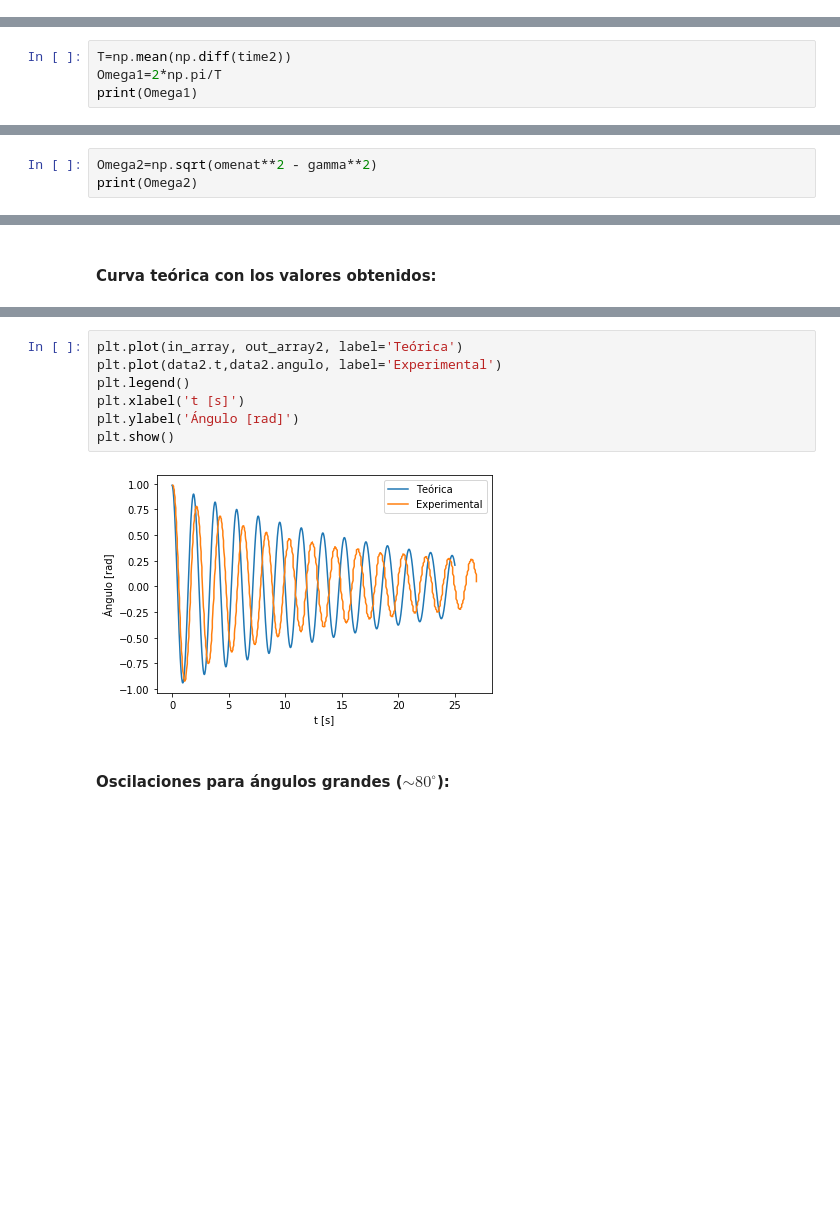
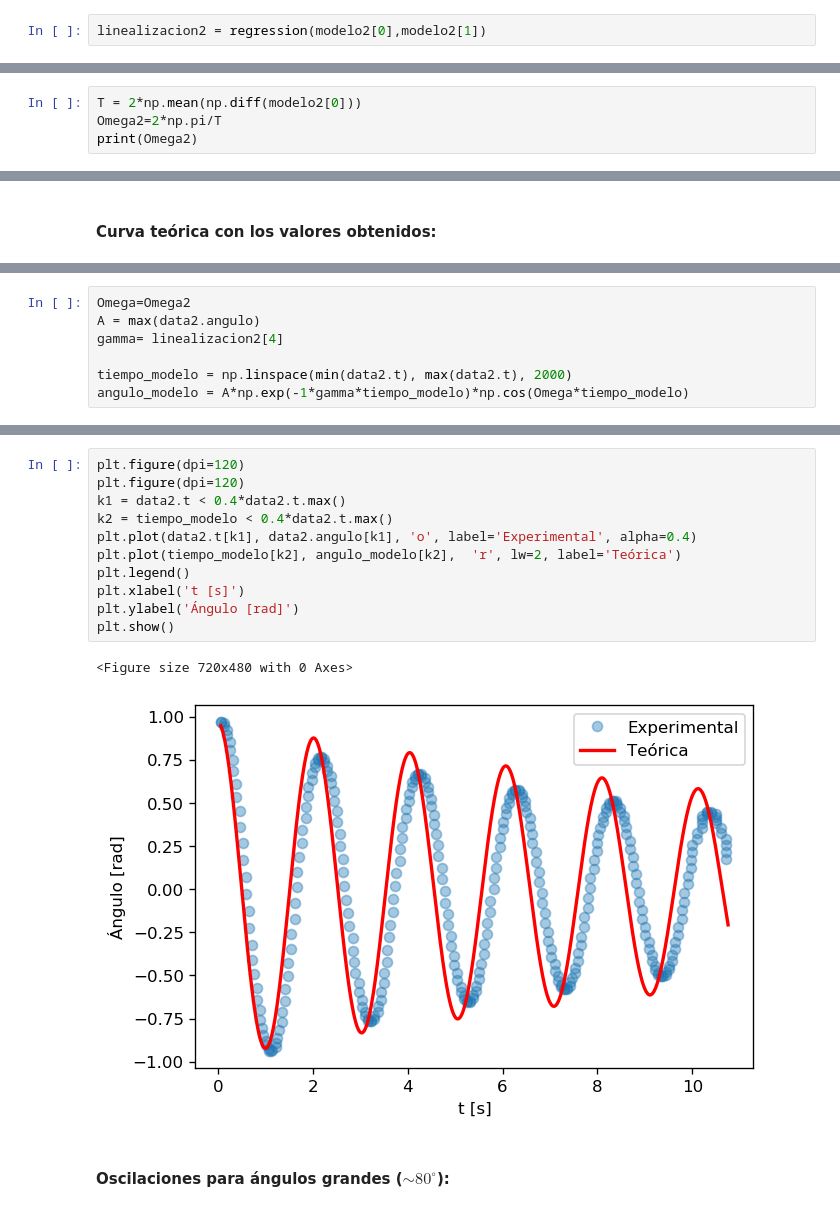
Before and after one commit to davidalejandromiranda/laboratorios-fisica, a Jupyter notebook: f3/i2_Pendulo_Simple/Pendulo_Simple.ipynb, the cells around one changed output, grey strips where cells are left out. Saved outputs shown, nothing was run; the diff lists cells and outputs as text; blank space fills up the shorter version.

```diff
--- a/f3/i2_Pendulo_Simple/Pendulo_Simple.ipynb
+++ b/f3/i2_Pendulo_Simple/Pendulo_Simple.ipynb
@@ -299 +295,3 @@ R = correlation_matrix[0, 1]**2
+# %%
+linealizacion2 = regression(modelo2[0],modelo2[1])
 # %%
@@ -318,5 +311,5 @@ Estimación de $\Omega$:
 # %%
-T=np.mean(np.diff(time2))
-Omega1=2*np.pi/T
-print(Omega1)
+T = 2*np.mean(np.diff(modelo2[0]))
+Omega2=2*np.pi/T
+print(Omega2)
 # %% [output]
@@ -324,3 +316,0 @@ print(Omega1)
-# %%
-Omega2=np.sqrt(omenat**2 - gamma**2)
-print(Omega2)
@@ -345 +319,8 @@ for i in range(len(in_array)):
+# %%
+Omega=Omega2
+A = max(data2.angulo)
+gamma= linealizacion2[4]
+
+tiempo_modelo = np.linspace(min(data2.t), max(data2.t), 2000)
+angulo_modelo = A*np.exp(-1*gamma*tiempo_modelo)*np.cos(Omega*tiempo_modelo)
 # %%
@@ -354,12 +338,17 @@ plt.show()
 # %%
-plt.plot(in_array, out_array2, label='Teórica')
-plt.plot(data2.t,data2.angulo, label='Experimental')
+plt.figure(dpi=120)
+plt.figure(dpi=120)
+k1 = data2.t < 0.4*data2.t.max()
+k2 = tiempo_modelo < 0.4*data2.t.max()
+plt.plot(data2.t[k1], data2.angulo[k1], 'o', label='Experimental', alpha=0.4)
+plt.plot(tiempo_modelo[k2], angulo_modelo[k2],  'r', lw=2, label='Teórica')
 plt.legend()
 plt.xlabel('t [s]')
 plt.ylabel('Ángulo [rad]')
 plt.show()
 # %% [output]
+<Figure size 720x480 with 0 Axes>
-[figure, old version]
+[figure, new version]
 # %% [markdown]
 #### Oscilaciones para ángulos grandes ($\sim 80^{\circ}$):
 # %%
```
Also changed, not shown: parts of 49 cells of this notebook.
